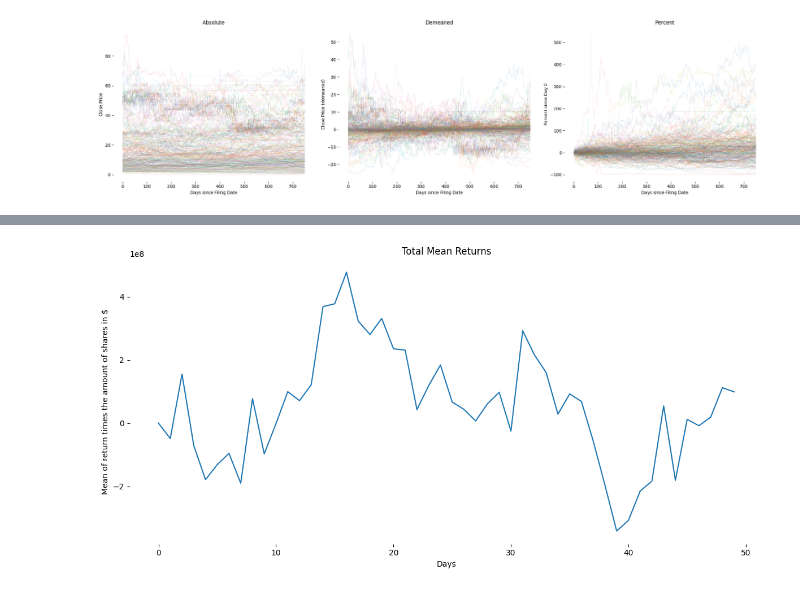
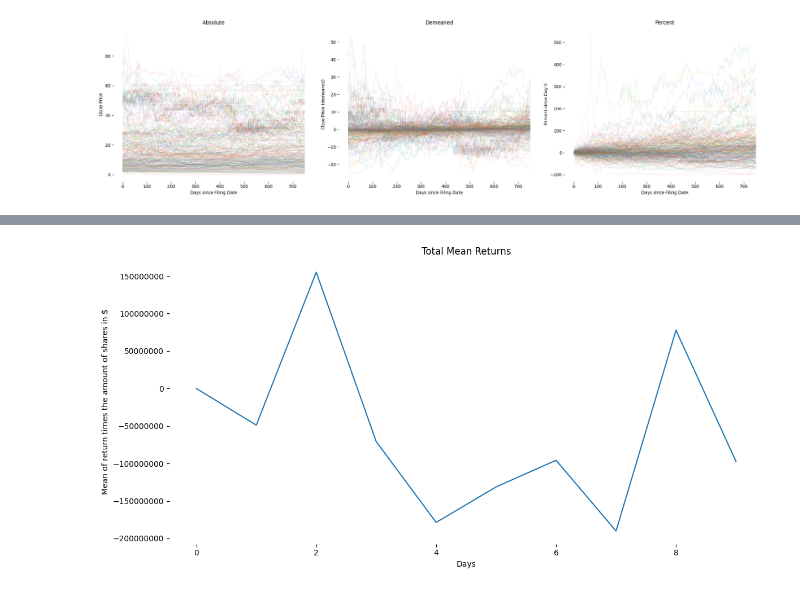
Before and after one commit to pluschka/Algorithmic-Trading-SEC-data-analysis, a Jupyter notebook: notebooks/03_eda.ipynb, the cells around one changed output, grey strips where cells are left out. Cells and saved outputs as stored; diff of their text form; code cells hidden in the pictures.

```diff
--- a/notebooks/03_eda.ipynb
+++ b/notebooks/03_eda.ipynb
@@ -115,25 +115,25 @@ MemoryError: Unable to allocate 1.34 GiB for an array with shape (239419, 750) a
 # %%
 n = df['amounts.shares'].to_numpy()[:, None]
 x_0 = df['0'].to_numpy()[:, None]
-day_cols = [str(i) for i in range(50)]
+day_cols = [str(i) for i in range(10)]
 Xt = df[day_cols].to_numpy()
 return_matrix = (Xt - x_0)*n
 return_df = pd.DataFrame(return_matrix)
 mean_return = return_df.mean()
 
 fig, ax = plt.subplots(1, 1, figsize=(12, 6))
 
 ax.plot(mean_return)
 ax.set_title('Total Mean Returns')
 ax.set_xlabel('Days')
 ax.set_ylabel('Mean of return times the amount of shares in $')
-
+ax.ticklabel_format(style='plain', axis='y')
 for s in ax.spines.values():
     s.set_visible(False)
 
 plt.tight_layout()
-plt.savefig(project_root / 'exports/Mean_of_return_times_the_amount_of_shares_50d.png', dpi=500)
+plt.savefig(project_root / 'exports/Mean_of_return_times_the_amount_of_shares_10d.png', dpi=500)
 plt.show()
 # %% [output]
-[figure, old version]
+[figure, new version]
 # %%
```
Also changed, not shown: parts of 3 cells of this notebook, 4 other files.
